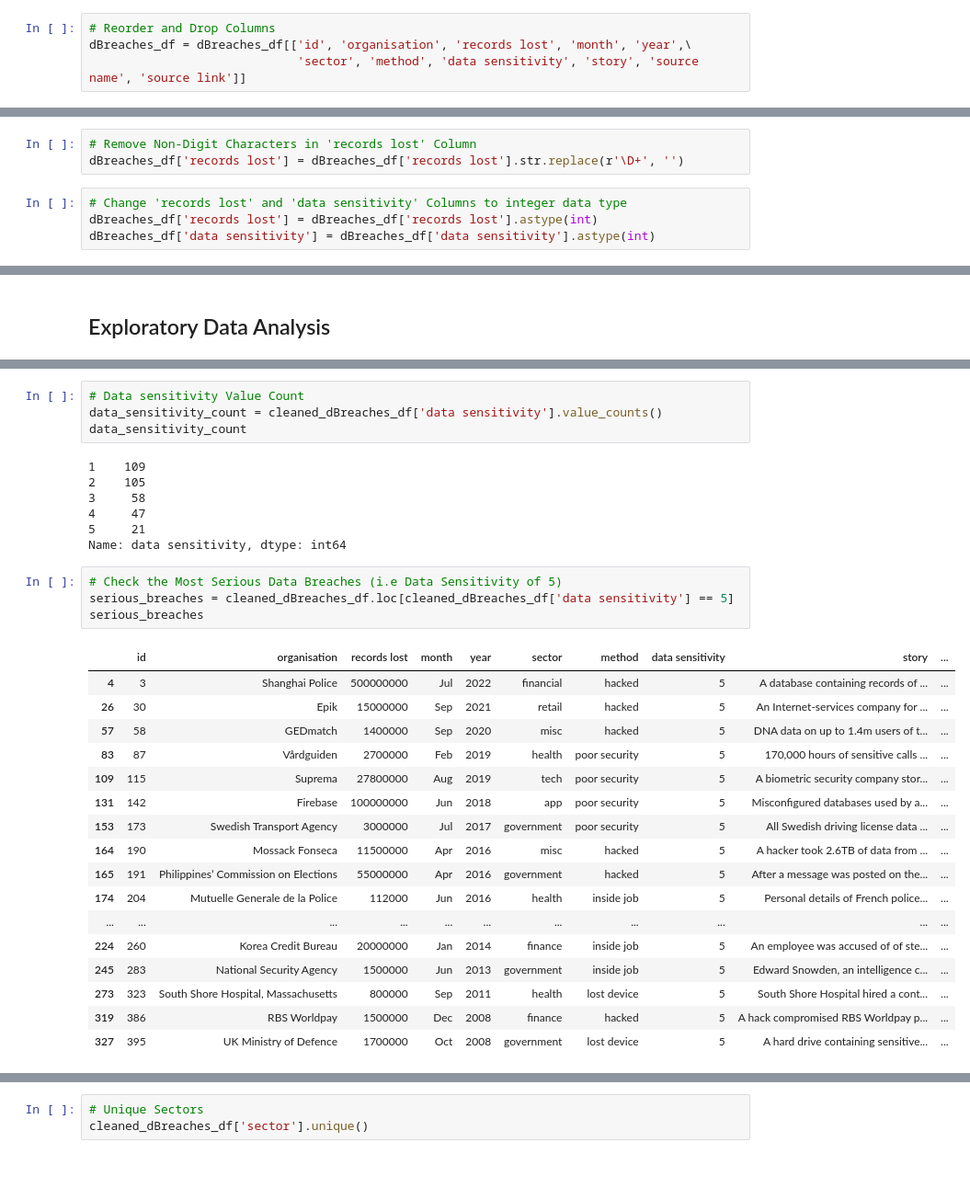
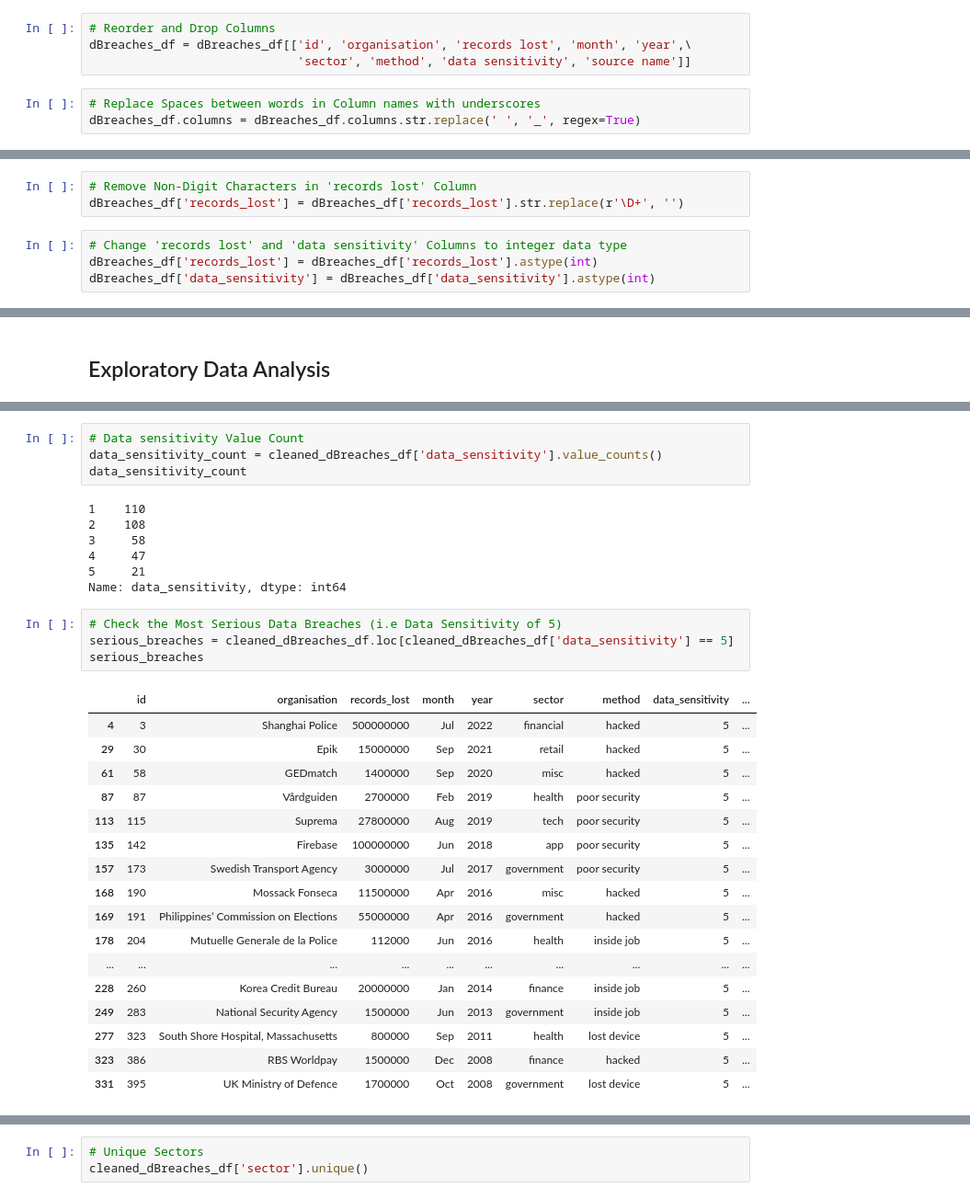
Before and after one commit to PianoPalf/group-project-3, a Jupyter notebook: Python/PyHack_dataframe_setup_SP.ipynb, the cells around one changed output, grey strips where cells are left out. Shown at 92% size. Saved outputs shown, nothing was run; the diff lists cells and outputs as text; blank space fills up the shorter version.

```diff
--- a/Python/PyHack_dataframe_setup_SP.ipynb
+++ b/Python/PyHack_dataframe_setup_SP.ipynb
@@ -246,7 +246,10 @@ Index(['organisation', 'alternative name', 'records lost', 'year', 'month',
 # %%
 # Reorder and Drop Columns
 dBreaches_df = dBreaches_df[['id', 'organisation', 'records lost', 'month', 'year',\
-                             'sector', 'method', 'data sensitivity', 'story', 'source name', 'source link']]
+                             'sector', 'method', 'data sensitivity', 'source name']]
+# %%
+# Replace Spaces between words in Column names with underscores
+dBreaches_df.columns = dBreaches_df.columns.str.replace(' ', '_', regex=True)
 # %%
 # Check Structure of DataFrame
 dBreaches_df.info()
@@ -290,11 +289,11 @@ source link          object
 dtype: object
 # %%
 # Remove Non-Digit Characters in 'records lost' Column
-dBreaches_df['records lost'] = dBreaches_df['records lost'].str.replace(r'\D+', '')
+dBreaches_df['records_lost'] = dBreaches_df['records_lost'].str.replace(r'\D+', '')
 # %%
 # Change 'records lost' and 'data sensitivity' Columns to integer data type
-dBreaches_df['records lost'] = dBreaches_df['records lost'].astype(int)
-dBreaches_df['data sensitivity'] = dBreaches_df['data sensitivity'].astype(int)
+dBreaches_df['records_lost'] = dBreaches_df['records_lost'].astype(int)
+dBreaches_df['data_sensitivity'] = dBreaches_df['data_sensitivity'].astype(int)
 # %%
 # Check Data Types of Each Column again
 dBreaches_df.dtypes
@@ -424,36 +421,36 @@ military       1
 Name: sector, dtype: int64
 # %%
 # Data sensitivity Value Count
-data_sensitivity_count = cleaned_dBreaches_df['data sensitivity'].value_counts()
+data_sensitivity_count = cleaned_dBreaches_df['data_sensitivity'].value_counts()
 data_sensitivity_count
 # %% [output]
-1    109
-2    105
+1    110
+2    108
 3     58
 4     47
 5     21
-Name: data sensitivity, dtype: int64
+Name: data_sensitivity, dtype: int64
 # %%
 # Check the Most Serious Data Breaches (i.e Data Sensitivity of 5)
-serious_breaches = cleaned_dBreaches_df.loc[cleaned_dBreaches_df['data sensitivity'] == 5]
+serious_breaches = cleaned_dBreaches_df.loc[cleaned_dBreaches_df['data_sensitivity'] == 5]
 serious_breaches
 # %% [output]
-|  | id | organisation | records lost | month | year | sector | method | data sensitivity | story | ... |
-| 4 | 3 | Shanghai Police | 500000000 | Jul | 2022 | financial | hacked | 5 | A database containing records of ... | ... |
-| 26 | 30 | Epik | 15000000 | Sep | 2021 | retail | hacked | 5 | An Internet-services company for ... | ... |
-| 57 | 58 | GEDmatch | 1400000 | Sep | 2020 | misc | hacked | 5 | DNA data on up to 1.4m users of t... | ... |
-| 83 | 87 | Vårdguiden | 2700000 | Feb | 2019 | health | poor security | 5 | 170,000 hours of sensitive calls ... | ... |
-| 109 | 115 | Suprema | 27800000 | Aug | 2019 | tech | poor security | 5 | A biometric security company stor... | ... |
-| 131 | 142 | Firebase | 100000000 | Jun | 2018 | app | poor security | 5 | Misconfigured databases used by a... | ... |
-| 153 | 173 | Swedish Transport Agency | 3000000 | Jul | 2017 | government | poor security | 5 | All Swedish driving license data ... | ... |
-| 164 | 190 | Mossack Fonseca | 11500000 | Apr | 2016 | misc | hacked | 5 | A hacker took 2.6TB of data from ... | ... |
-| 165 | 191 | Philippines’ Commission on Elections | 55000000 | Apr | 2016 | government | hacked | 5 | After a message was posted on the... | ... |
-| 174 | 204 | Mutuelle Generale de la Police | 112000 | Jun | 2016 | health | inside job | 5 | Personal details of French police... | ... |
-| ... | ... | ... | ... | ... | ... | ... | ... | ... | ... | ... |
-| 224 | 260 | Korea Credit Bureau | 20000000 | Jan | 2014 | finance | inside job | 5 | An employee was accused of of ste... | ... |
-| 245 | 283 | National Security Agency | 1500000 | Jun | 2013 | government | inside job | 5 | Edward Snowden, an intelligence c... | ... |
-| 273 | 323 | South Shore Hospital, Massachusetts | 800000 | Sep | 2011 | health | lost device | 5 | South Shore Hospital hired a cont... | ... |
-| 319 | 386 | RBS Worldpay | 1500000 | Dec | 2008 | finance | hacked | 5 | A hack compromised RBS Worldpay p... | ... |
-| 327 | 395 | UK Ministry of Defence | 1700000 | Oct | 2008 | government | lost device | 5 | A hard drive containing sensitive... | ... |
+|  | id | organisation | records_lost | month | year | sector | method | data_sensitivity | ... |
+| 4 | 3 | Shanghai Police | 500000000 | Jul | 2022 | financial | hacked | 5 | ... |
+| 29 | 30 | Epik | 15000000 | Sep | 2021 | retail | hacked | 5 | ... |
+| 61 | 58 | GEDmatch | 1400000 | Sep | 2020 | misc | hacked | 5 | ... |
+| 87 | 87 | Vårdguiden | 2700000 | Feb | 2019 | health | poor security | 5 | ... |
+| 113 | 115 | Suprema | 27800000 | Aug | 2019 | tech | poor security | 5 | ... |
+| 135 | 142 | Firebase | 100000000 | Jun | 2018 | app | poor security | 5 | ... |
+| 157 | 173 | Swedish Transport Agency | 3000000 | Jul | 2017 | government | poor security | 5 | ... |
+| 168 | 190 | Mossack Fonseca | 11500000 | Apr | 2016 | misc | hacked | 5 | ... |
+| 169 | 191 | Philippines’ Commission on Elections | 55000000 | Apr | 2016 | government | hacked | 5 | ... |
+| 178 | 204 | Mutuelle Generale de la Police | 112000 | Jun | 2016 | health | inside job | 5 | ... |
+| ... | ... | ... | ... | ... | ... | ... | ... | ... | ... |
+| 228 | 260 | Korea Credit Bureau | 20000000 | Jan | 2014 | finance | inside job | 5 | ... |
+| 249 | 283 | National Security Agency | 1500000 | Jun | 2013 | government | inside job | 5 | ... |
+| 277 | 323 | South Shore Hospital, Massachusetts | 800000 | Sep | 2011 | health | lost device | 5 | ... |
+| 323 | 386 | RBS Worldpay | 1500000 | Dec | 2008 | finance | hacked | 5 | ... |
+| 331 | 395 | UK Ministry of Defence | 1700000 | Oct | 2008 | government | lost device | 5 | ... |
 # %%
 # Sector Records Lost Summary
```
Also changed, not shown: parts of 26 cells of this notebook, 6 other files.
